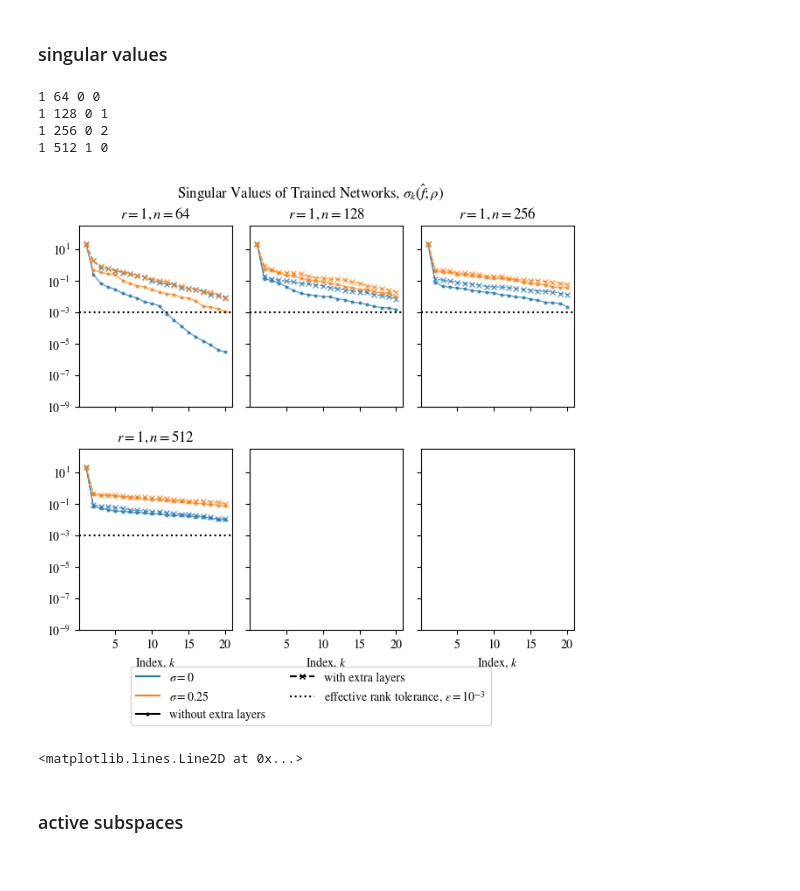
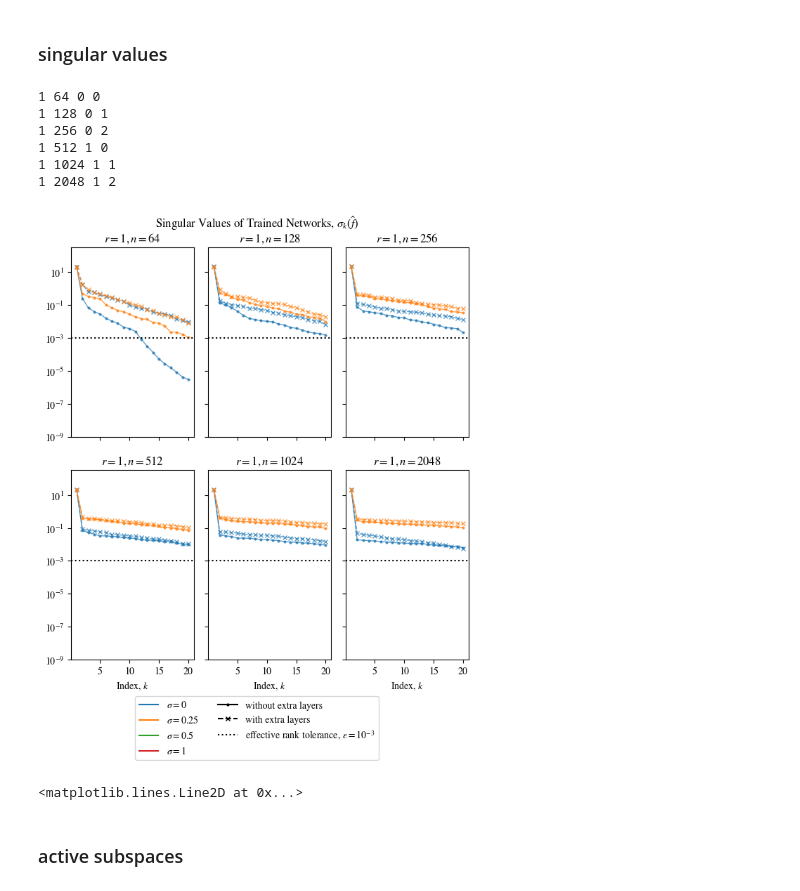
Before and after one commit to suzannastep/linear_layers_experiments, a Jupyter notebook: plotting_results.ipynb, the cells around one changed output. Cells and saved outputs as stored; diff of their text form; code cells hidden in the pictures.

```diff
--- a/plotting_results.ipynb
+++ b/plotting_results.ipynb
@@ -862,21 +314,21 @@ handles += [
         Line2D([0], [0], color='k', ls=':', label='$\sigma^2$, irreducible error'),
 ]
 
-for metric in ['In-Distribution Generalization','Out-of-Distribution Generalization']:
+for metric in ['In-Distribution','Out-of-Distribution']:
     standard_errors = metric[:-3] + 'SEM'
     f, ax = plt.subplots(ncols=len(res.r.unique()),nrows=2, sharex=True, sharey="row", figsize=(columnwidth,4.25))
-    ax = ax[:,np.newaxis]
+    if len(res.r.unique()) == 1: ax = ax[:,np.newaxis]
     #just the data without label noise in the first row
     for col,r in enumerate(res.r.unique()):
-        for row,sigmas in enumerate([[0],[0.25]]):#[[0],[0.25,0.5,1]]
+        for row,sigmas in enumerate([[0],[0.25,0.5,1]]):
             for sigma in sigmas:
                 for label,ls in labels.items():
                     if label == "with extra layers":#"with linear layers":
-                        curr = bestLres[(bestLres.r == r) * (bestLres["sigma"] == sigma)]
+                        curr = bestLres[(bestLres.r == r) * (bestLres["sigma"]==sigma)]
                     elif label == "without extra layers":#"without linear layers":
                         curr = res[(res.L == 2) * (res.r == r) * (res["sigma"]==sigma)]
-                    points = curr[[metric]].values[:,0]
-                    # errorbars = curr[[standard_errors]].values[:,0]
+                    print(curr.shape)
+                    points = curr[[metric + " MSE"]].values[:,0]
                     marker = markers[label]
                     ax[row,col].plot(curr.n,points,
                                         linestyle=ls,
@@ -886,9 +338,6 @@ for metric in ['In-Distribution Generalization','Out-of-Distribution Generalizat
                                         alpha=0.8)
                     #horizontal dashed line for minimal possible MSE (ie sigma^2) in plots with label noise
                     ax[1,col].axhline(y=sigma**2, color=colors[sigma], linestyle=':',alpha=0.3)
-                    # for (_,model),y in zip(curr.iterrows(),points):
-                    #     text = rf'$\lambda = {model["lambda"]:.0e}$' + f'\nL = {model["L"]}\nfit {model["Final Train MSE"]:.1e}\nwd{model["Final Weight Decay"]:.1e}\nVal{model["Validation MSE"]:.1e}'
-                    #     ax[row,col].annotate(text,[model["n"],y],fontsize=1)
             #plot set up
             ax[row,col].set_xscale("log",base=2)
             ax[row,col].set_xticks([2**k for k in range(6,12)])
@@ -898,8 +347,8 @@ for metric in ['In-Distribution Generalization','Out-of-Distribution Generalizat
             ax[1,col].set_xlabel("Number of training samples ($n$)")
             ax[row,col].minorticks_off()
     f.legend(handles=handles, ncol=2, loc = 'upper center', bbox_to_anchor=(0.5,0.03))
-    plt.suptitle(f"{metric}")
+    plt.suptitle(f"{metric} Generalization")
     plt.tight_layout(pad=0.5,h_pad=1.08, w_pad=1.08)
-    plt.savefig(job_name+f"{metric}.pdf",dpi=300,bbox_inches='tight')
+    plt.savefig(job_name+f"{metric} Generalization.pdf",dpi=300,bbox_inches='tight')
     plt.show()
 # %% [output]
@@ -910,52 +375,53 @@ for metric in ['In-Distribution Generalization','Out-of-Distribution Generalizat
 # %%
 handles = [
     Line2D([0], [0], color=color, ls='-', label=rf"$\sigma =${sigma}") for sigma,color in colors.items()
 ]
 handles += [
     Line2D([0], [0], color='k', ls=ls, label=label, marker = markers[label], markersize=markersize) for label,ls in labels.items()
 ]
 handles += [Line2D([0], [0], color='k', ls=':', label=r"effective rank tolerance, $\varepsilon = 10^{-3}$")]
 
 ranktol = 1e-3
-f, ax = plt.subplots(nrows=2, ncols=3, sharex=True, sharey=True, figsize=(columnwidth,5.75))
+f, ax = plt.subplots(nrows=len(res.r.unique())*2, ncols=3, sharex=True, sharey=True, figsize=(columnwidth,7))#,5.75))
 for rnum,r in enumerate(res.r.unique()):
-        rnum = 0
-        for nnum,n in enumerate(res.n.unique()):
-            row = 2*rnum + nnum // 3
-            col = nnum % 3
-            print(r,n,row,col)
-            for sigma in labelnoise:
-                for label,ls in labels.items():
-                    if label == "with extra layers":#"with linear layers":
-                        curr = bestLres[(bestLres.r == r) * (bestLres.n == n) * (bestLres["sigma"] == sigma)]
-                    elif label == "without extra layers":#"without linear layers":
-                        curr = res[(res.L == 2) * (res.n == n) * (res.r == r) * (res["sigma"]==sigma)]
-                    marker = markers[label]
-                    ax[row,col].semilogy(curr["Gradient Singular Values"].values[0]/np.sqrt(2048),
-                        linestyle=ls,
-                        linewidth=1,
-                        alpha=0.7,
-                        marker=marker,
-                        markersize=markersize,
-                        color=colors[sigma])
-            ax[row,col].axhline(y=ranktol, color='k', linestyle=':',alpha=1, label = r"effective rank tolerance, $\varepsilon = 10^{-3}$")
-            ax[row,col].set_xticks(list(range(4,20,5)),list(range(5,21,5)))
-            ax[0,0].set_yticks([10**p for p in range(-9,3,2)])
-            ax[row,col].set_title(rf"$r={r},n={n}$")
-            ax[-1,col].set_xlabel(rf"Index, $k$")
-            ax[row,col].set_ylim(10**(-9),10**(2.5))
-f.legend(handles=handles, ncol=2, loc = 'upper center', bbox_to_anchor=(0.5,0.03))
-plt.suptitle(r"Singular Values of Trained Networks, $\sigma_k(\hat{f};\rho)$")
+    for nnum,n in enumerate(res.n.unique()):
+        row = 2*rnum + nnum // 3
+        col = nnum % 3
+        print(r,n,row,col)
+        for sigma in res.sigma.unique():
+            for label,ls in labels.items():
+                if label == "with extra layers":#"with linear layers":
+                    curr = bestLres[(bestLres.r == r) * (bestLres.n == n) * (bestLres["sigma"] == sigma)]
+                elif label == "without extra layers":#"without linear layers":
+                    curr = res[(res.L == 2) * (res.n == n) * (res.r == r) * (res["sigma"]==sigma)]
+                marker = markers[label]
+                ax[row,col].semilogy(curr["Gradient Singular Values"].values[0]/np.sqrt(2048),
+                    linestyle=ls,
+                    linewidth=1,
+                    alpha=0.7,
+                    marker=marker,
+                    markersize=markersize,
+                    color=colors[sigma])
+        ax[row,col].axhline(y=ranktol, color='k', linestyle=':',alpha=1, label = r"effective rank tolerance, $\varepsilon = 10^{-3}$")
+        ax[row,col].set_xticks(list(range(4,20,5)),list(range(5,21,5)))
+        ax[0,0].set_yticks([10**p for p in range(-9,3,2)])
+        ax[row,col].set_title(rf"$r={r},n={n}$")
+        ax[-1,col].set_xlabel(rf"Index, $k$")
+        ax[row,col].set_ylim(10**(-9),10**(2.5))
+f.legend(handles=handles, ncol=2, loc = 'upper center', bbox_to_anchor=(0.5,0.01))
+plt.suptitle(r"Singular Values of Trained Networks, $\sigma_k(\hat{f})$")
 plt.tight_layout(pad=0.5,h_pad=1.08, w_pad=1.08)
 plt.savefig(job_name+f"_labelnoise_sv.pdf",dpi=300, bbox_inches='tight')
 plt.show()
 handles.pop()
 # %% [output]
 1 64 0 0
 1 128 0 1
 1 256 0 2
 1 512 1 0
+1 1024 1 1
+1 2048 1 2
-[figure, old version]
+[figure, new version]
 <matplotlib.lines.Line2D at 0x...>
 # %% [markdown]
 ### active subspaces
```
Also changed, not shown: parts of 56 cells of this notebook, 12 other files.
